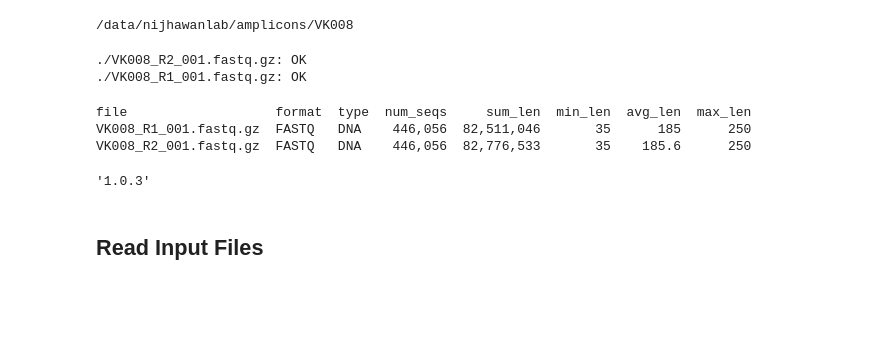
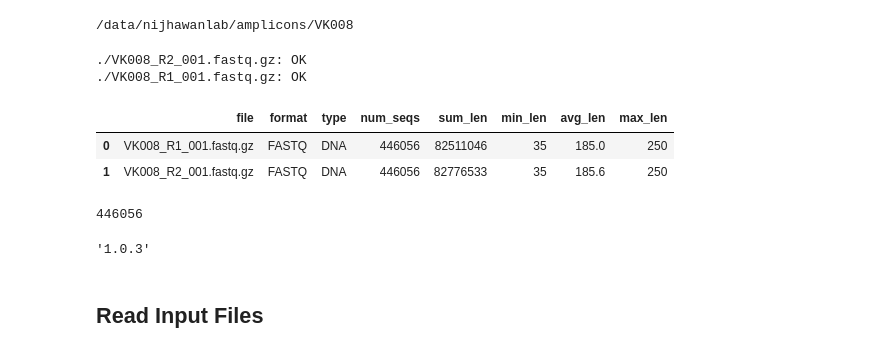
Before and after one commit to johannpeterson/nijhawan-lab, a Jupyter notebook: source/notebooks/Amplicons VK008.ipynb, the cells around one changed output. Drawn from its saved outputs; the diff is of its cells as text; code cells hidden in the pictures; blank space fills up the shorter version.

```diff
--- a/source/notebooks/Amplicons VK008.ipynb
+++ b/source/notebooks/Amplicons VK008.ipynb
@@ -13,11 +13,25 @@ experiment = "VK008"
 ./VK008_R2_001.fastq.gz: OK
 ./VK008_R1_001.fastq.gz: OK
 # %%
-! seqkit stats *.fastq.gz
+seqkit_output = ! seqkit stats *.fastq.gz
-# %% [output]
-file                   format  type  num_seqs     sum_len  min_len  avg_len  max_len
-VK008_R1_001.fastq.gz  FASTQ   DNA    446,056  82,511,046       35      185      250
-VK008_R2_001.fastq.gz  FASTQ   DNA    446,056  82,776,533       35    185.6      250
+# %%
+from io import StringIO
+import locale
+files_table = pd.read_fwf(
+    StringIO('\n'.join(seqkit_output)),
+    header = 0,
+    thousands = ','
+)
+files_table
+# %% [output]
+|  | file | format | type | num_seqs | sum_len | min_len | avg_len | max_len |
+| 0 | VK008_R1_001.fastq.gz | FASTQ | DNA | 446056 | 82511046 | 35 | 185.0 | 250 |
+| 1 | VK008_R2_001.fastq.gz | FASTQ | DNA | 446056 | 82776533 | 35 | 185.6 | 250 |
+# %%
+num_seqs = files_table['num_seqs'].max()
+num_seqs
+# %% [output]
+446056
 # %%
 reference_sequence_pre = 'TTCTTGACGAGTTCTTCTGA' # TTCTTGACGAGTTCTTCTGA
 reference_sequence_post = 'ACGCGTCTGGAACAATCAAC' # ACGCGTCTGGAACAATCAAC
```
Also changed, not shown: parts of 10 cells of this notebook, 2 other files.
